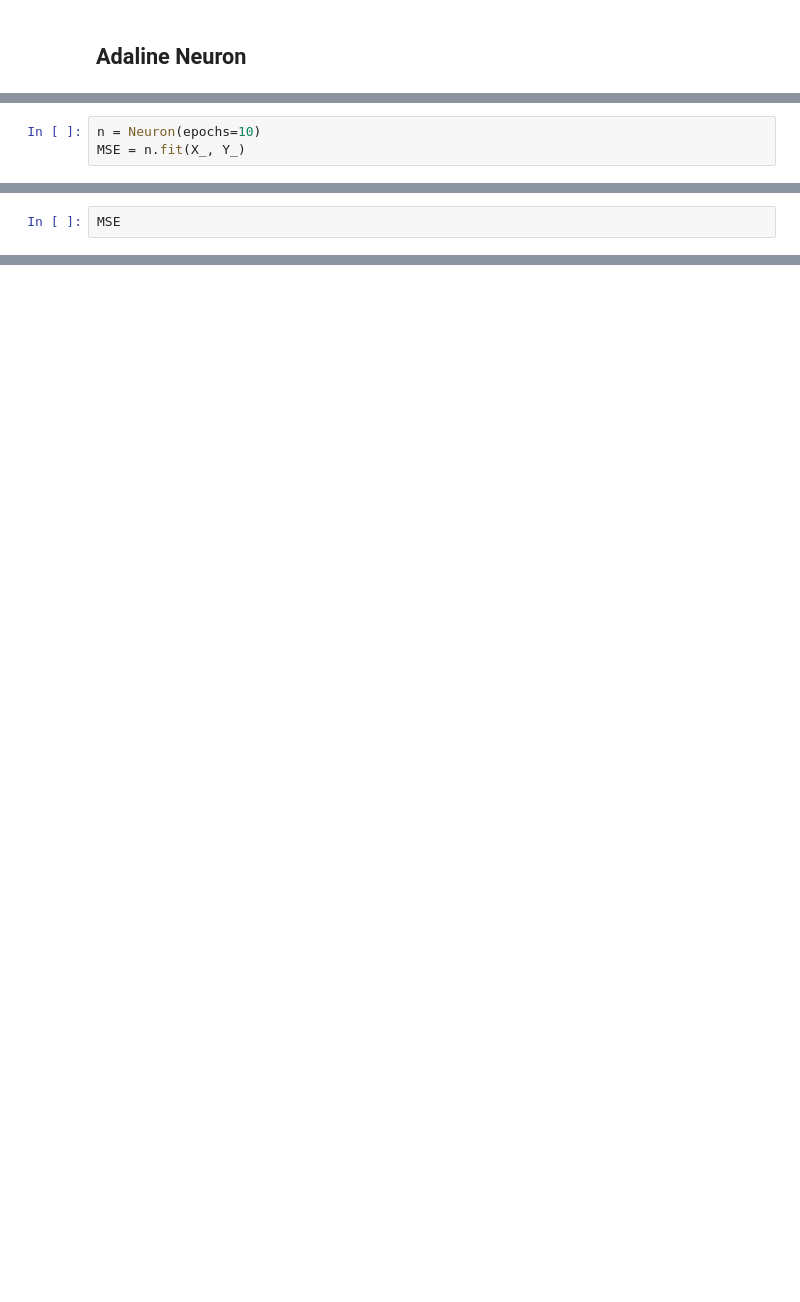
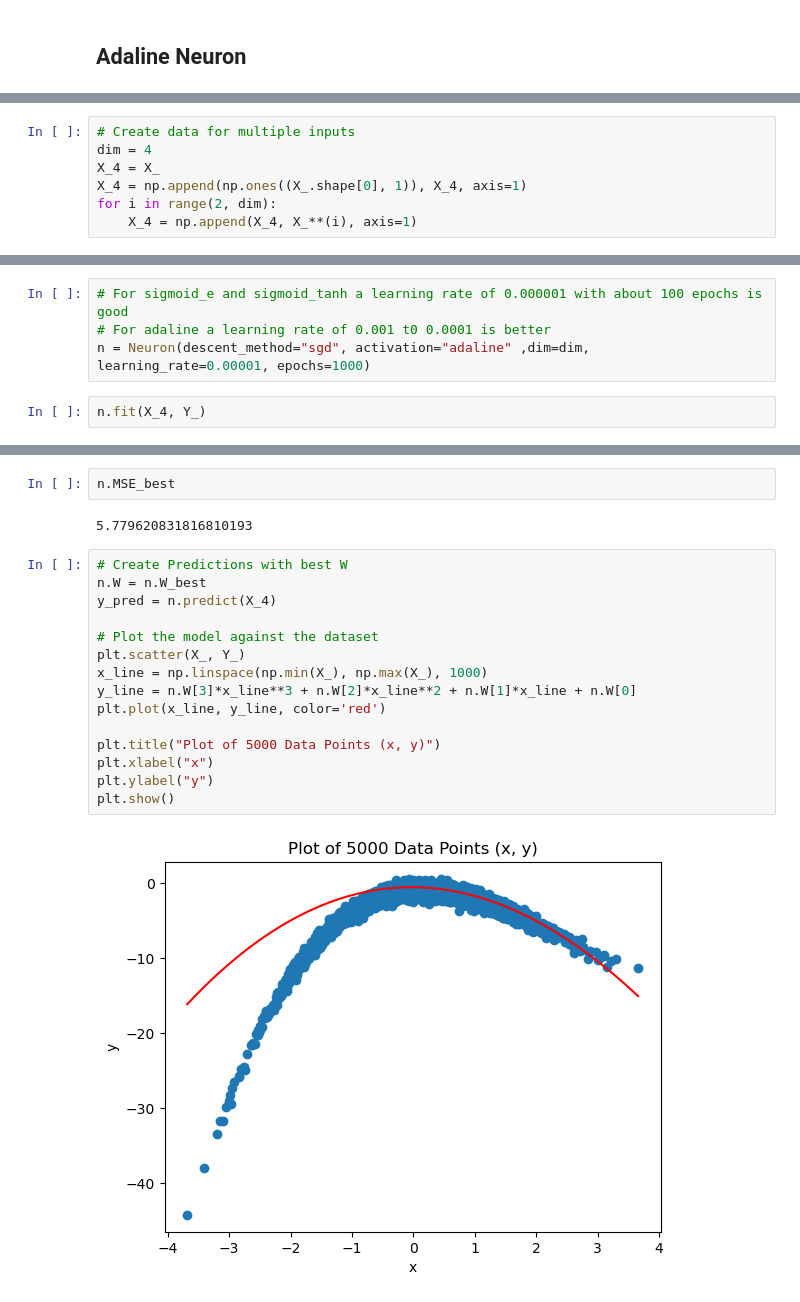
Before and after one commit to SBriguglio/COMP8610-NeuralNetworks-DeepLearning, a Jupyter notebook: Assignment2/Assignment2.ipynb, the cells around one changed output, grey strips where cells are left out. Cells and saved outputs as stored; diff of their text form; blank space fills up the shorter version.

Commit message:
Completed and Debugged Neuron Class

```diff
--- a/Assignment2/Assignment2.ipynb
+++ b/Assignment2/Assignment2.ipynb
@@ -181,5 +192,9 @@ class Neuron:
             y_pred[i] = self.__activation(X_[i])
         return y_pred
 # %%
-n = Neuron(epochs=10)
-MSE = n.fit(X_, Y_)
+# Create data for multiple inputs
+dim = 4
+X_4 = X_
+X_4 = np.append(np.ones((X_.shape[0], 1)), X_4, axis=1)
+for i in range(2, dim):
+    X_4 = np.append(X_4, X_**(i), axis=1)
@@ -188,3 +201,7 @@ EPOCHS: 10
+# %%
+# For sigmoid_e and sigmoid_tanh a learning rate of 0.000001 with about 100 epochs is good
+# For adaline a learning rate of 0.001 t0 0.0001 is better
+n = Neuron(descent_method="sgd", activation="adaline" ,dim=dim, learning_rate=0.00001, epochs=1000)
 # %%
-MSE
+n.fit(X_4, Y_)
 # %% [output]
@@ -191,0 +217,21 @@ array([1.59177465e+55])
+# %%
+n.MSE_best
+# %% [output]
+5.779620831816810193
+# %%
+# Create Predictions with best W
+n.W = n.W_best
+y_pred = n.predict(X_4)
+
+# Plot the model against the dataset
+plt.scatter(X_, Y_)
+x_line = np.linspace(np.min(X_), np.max(X_), 1000)
+y_line = n.W[3]*x_line**3 + n.W[2]*x_line**2 + n.W[1]*x_line + n.W[0]
+plt.plot(x_line, y_line, color='red')
+
+plt.title("Plot of 5000 Data Points (x, y)")
+plt.xlabel("x")
+plt.ylabel("y")
+plt.show()
+# %% [output]
+[figure, added]
```
Also changed, not shown: parts of 9 cells of this notebook.
